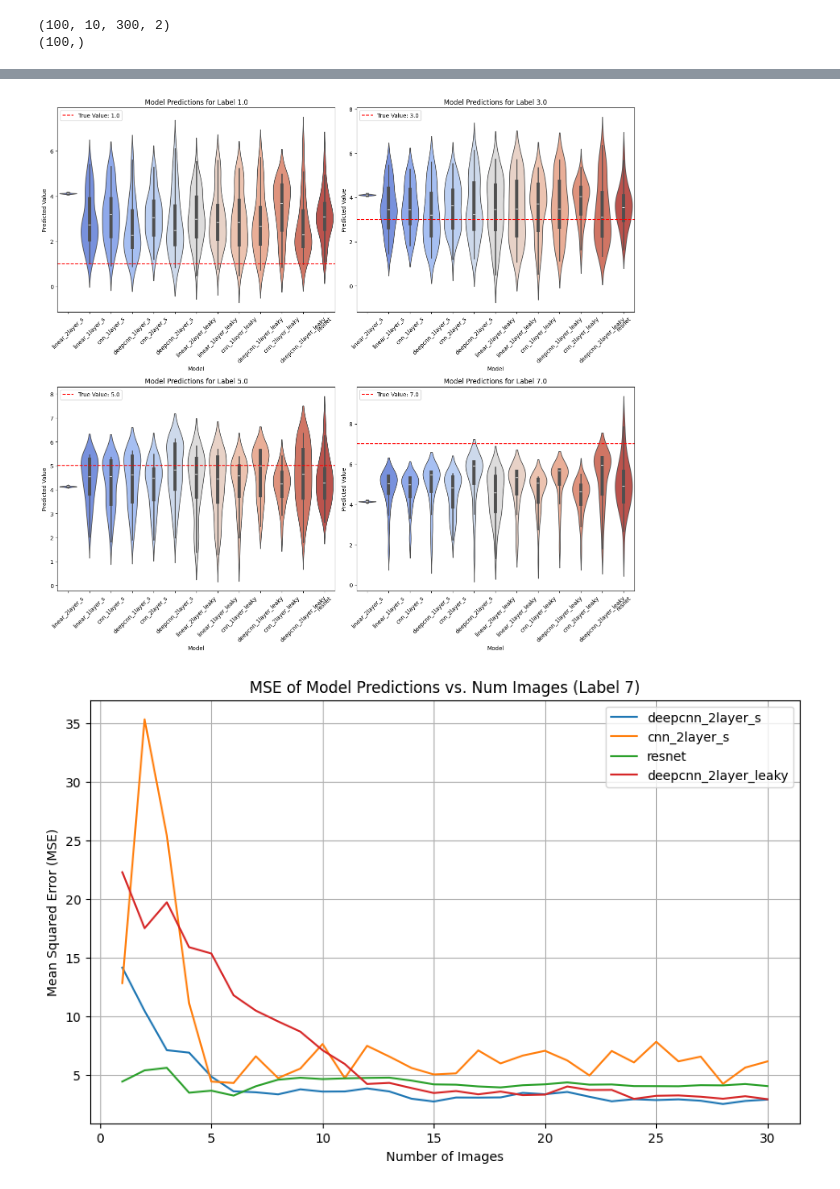
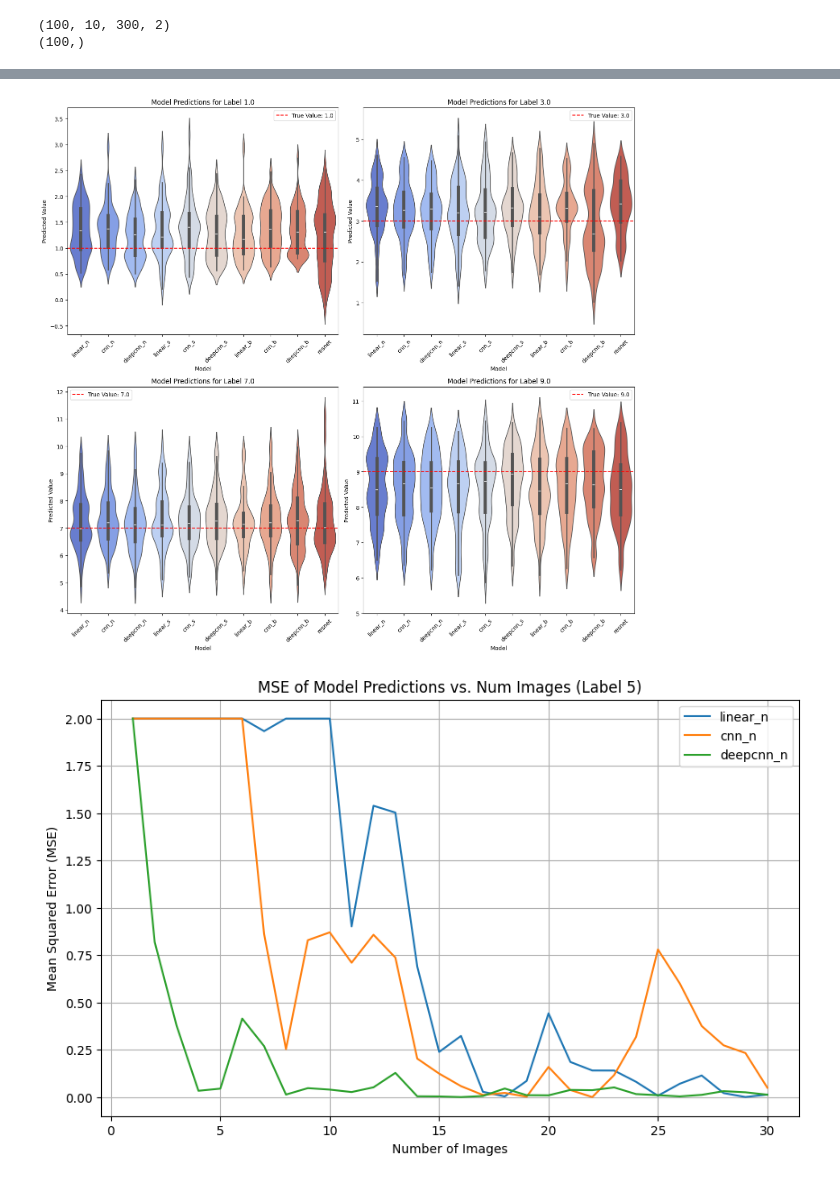
Before and after one commit to Biomedical-Imaging-Group/MolecularDiffusion_MiViT, a Jupyter notebook: train_resultsEmbeddings.ipynb, the cells around one changed output, grey strips where cells are left out. Drawn from its saved outputs; the diff is of its cells as text; code cells hidden in the pictures.

Commit message:
Training D range adapted

```diff
--- a/train_resultsEmbeddings.ipynb
+++ b/train_resultsEmbeddings.ipynb
@@ -11,9 +11,15 @@ import seaborn as sns
 %reload_ext autoreload
 %autoreload 2
 
+def smooth_array(arr, n):
+    pad = n // 2
+    padded = np.pad(arr, pad, mode='edge')
+    kernel = np.ones(n) / n
+    smoothed = np.convolve(padded, kernel, mode='valid')
+    return smoothed
 
 # Load training results
-results = torch.load("training_results_real2.pth",map_location=torch.device('cpu'))
+results = torch.load("training_results_embed.pth",map_location=torch.device('cpu'))
 
 # Extract data
 validation_losses = results["validation_losses"]
@@ -24,7 +30,8 @@ plt.figure(figsize=(15, 6))  # <-- Add this line to control figure size
 
 # Example: Plot validation loss curves
 for model_name, losses in validation_losses.items():
-    plt.plot(np.clip(losses["val_avg"],0,7), label=model_name)
+    if("_b" in model_name or "_n" in model_name):
+        plt.plot(smooth_array(np.clip(losses["val_avg"],0,2),10), label=model_name)
 
 plt.xlabel("Cycle")
 plt.ylabel("Validation Loss")
@@ -187,7 +212,8 @@ def plot_model_predictions_violin(models, val_videos, val_labels, chosen_labels)
         for name, model in models.items():
             model.eval()
             with torch.no_grad():
-                preds = model(chosen_video).mean(dim=1).squeeze().tolist()  # Get all predictions for this video
+                preds = model(chosen_video) * D_max_normalization
+                preds = preds.mean(dim=1).squeeze().tolist()  # Get all predictions for this video
                 # Multiply by D_max_normalization because model was trained to predict values between 0 and 1
                 predictions[name] = preds * D_max_normalization
 
@@ -216,12 +242,12 @@ def plot_model_predictions_violin(models, val_videos, val_labels, chosen_labels)
     plt.show()
 # %%
 # Example usage
-chosen_labels = [1.0, 3.0, 5.0, 7.0]
+chosen_labels = [1.0, 3.0, 7.0, 9.0]
 plot_model_predictions_violin(models, val_videos, val_labels, chosen_labels)
 # %% [output]
-[figure, old version]
+[figure, new version]
 # %%
-def plot_mse_vs_num_images(models, val_videos, val_labels, chosen_label, selected_models):
+def compute_mse_vs_num_images(models, val_videos, val_labels, chosen_label, selected_models):
     """
     Plots the Mean Squared Error (MSE) of model predictions as a function of num_images.
 
@@ -257,10 +283,14 @@ def plot_mse_vs_num_images(models, val_videos, val_labels, chosen_label, selecte
                     mse = (pred - chosen_label) ** 2  # Compute MSE
                     mse_results[name].append(mse)
 
+    return mse_results, num_images_range, chosen_label
+
+def plotMSENumImages(mse_results, num_images_range, chosen_label, chosen_models):
     # Plot MSE as a function of num_images
     plt.figure(figsize=(10, 6))
     for name, mse_values in mse_results.items():
-        plt.plot(num_images_range, mse_values, label=name)
+        if(name in chosen_models):
+            plt.plot(num_images_range, np.clip(mse_values, 0,2), label=name)
 
     plt.xlabel("Number of Images")
     plt.ylabel("Mean Squared Error (MSE)")
@@ -269,9 +299,19 @@ def plot_mse_vs_num_images(models, val_videos, val_labels, chosen_label, selecte
     plt.grid(True)
     plt.show()
 
-selected_models = ["deepcnn_2layer_s", "cnn_2layer_s" ,"resnet", "deepcnn_2layer_leaky"]
+selected_models = list(models.keys())
 
-plot_mse_vs_num_images(models, val_videos, val_labels, 7, selected_models)
+models_s = [n for n in selected_models if "_s" in n]
+models_n = [n for n in selected_models if "_n" in n]
+models_b = [n for n in selected_models if "_b" in n]
+
+models_linear = [n for n in selected_models if "linear" in n]
+models_deepcnn = [n for n in selected_models if "deepcnn" in n]
+models_cnn = [n for n in selected_models if "cnn" in n and "deep" not in n]
+
+label = 5
+#mse_results, num_images_range, chosen_label = compute_mse_vs_num_images(models, val_videos, val_labels, label, selected_models)
+plotMSENumImages(mse_results, num_images_range, chosen_label, models_n)
 # %% [output]
-[figure, old version]
+[figure, new version]
 # %%
```
Also changed, not shown: parts of 8 cells of this notebook, 2 other files.
